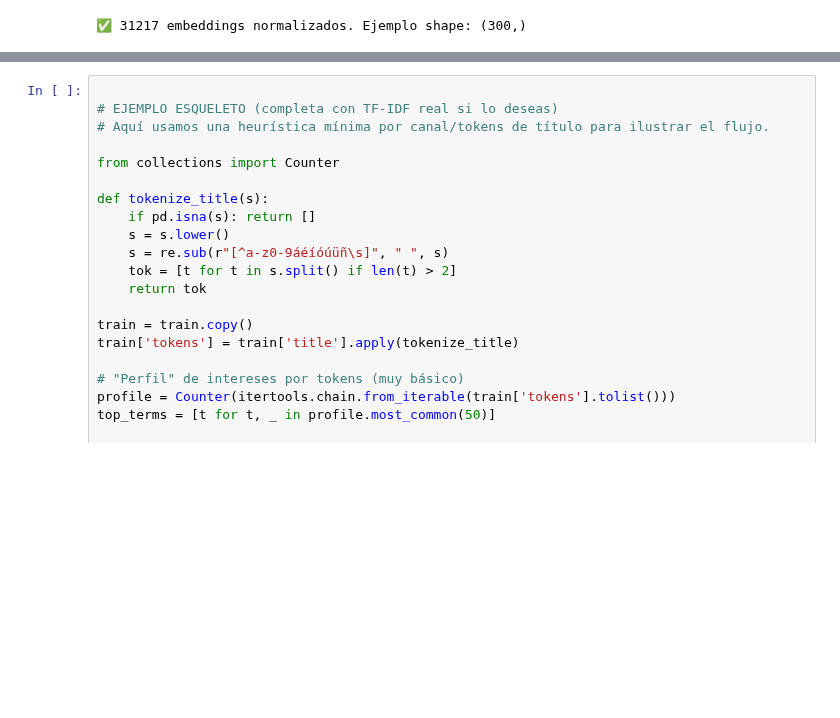
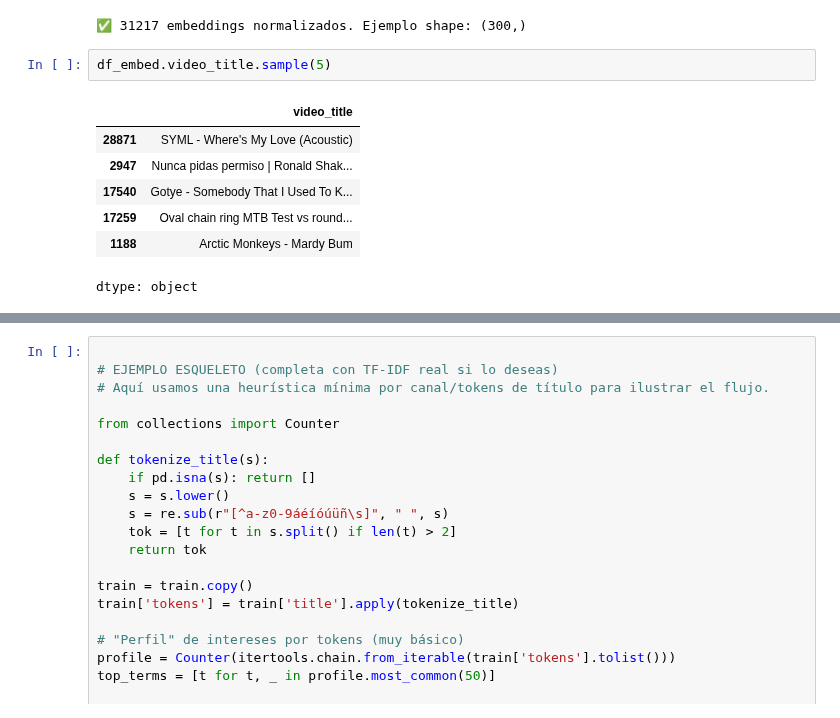
Before and after one commit to brojas7/AnaliticaHistorialYoutube, a Jupyter notebook: notebooks/main.ipynb, the cells around one changed output, grey strips where cells are left out. Cells and saved outputs as stored; diff of their text form; blank space fills up the shorter version.

```diff
--- a/notebooks/main.ipynb
+++ b/notebooks/main.ipynb
@@ -561,6 +561,16 @@ def recommend_lazy(video_id, df, top_k=5):
     return result
 # %% [output]
 ✅ 31217 embeddings normalizados. Ejemplo shape: (300,)
+# %%
+df_embed.video_title.sample(5)
+# %% [output]
+|  | video_title |
+| 28871 | SYML - Where's My Love (Acoustic) |
+| 2947 | Nunca pidas permiso | Ronald Shak... |
+| 17540 | Gotye - Somebody That I Used To K... |
+| 17259 | Oval chain ring MTB Test vs round... |
+| 1188 | Arctic Monkeys - Mardy Bum |
+dtype: object
 # %%
 # ============================================================
 # 🔹 4️⃣ Ejemplo de uso
```
Also changed, not shown: parts of 1 cell of this notebook.
